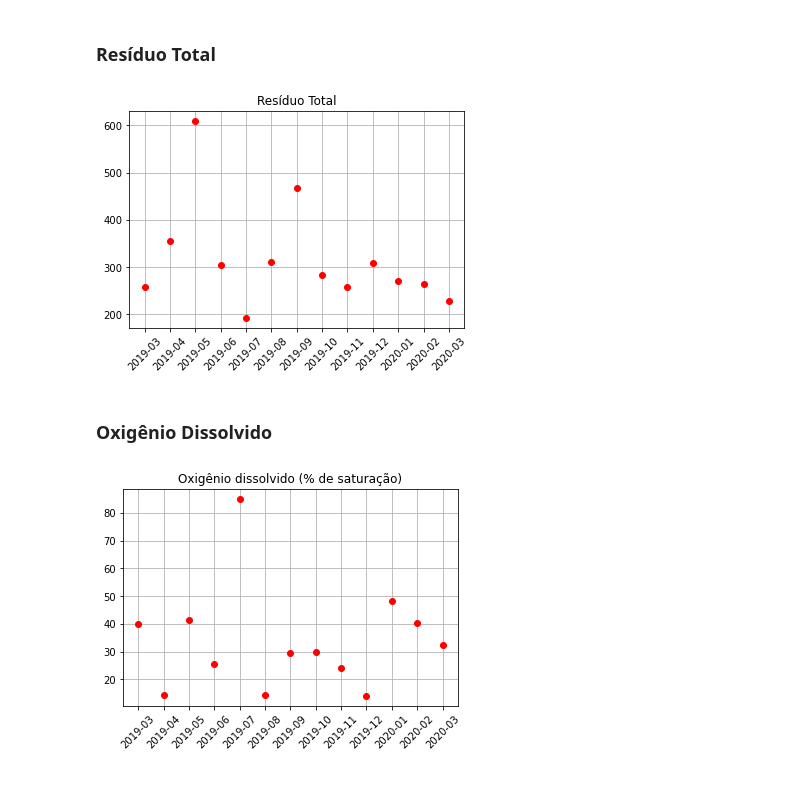
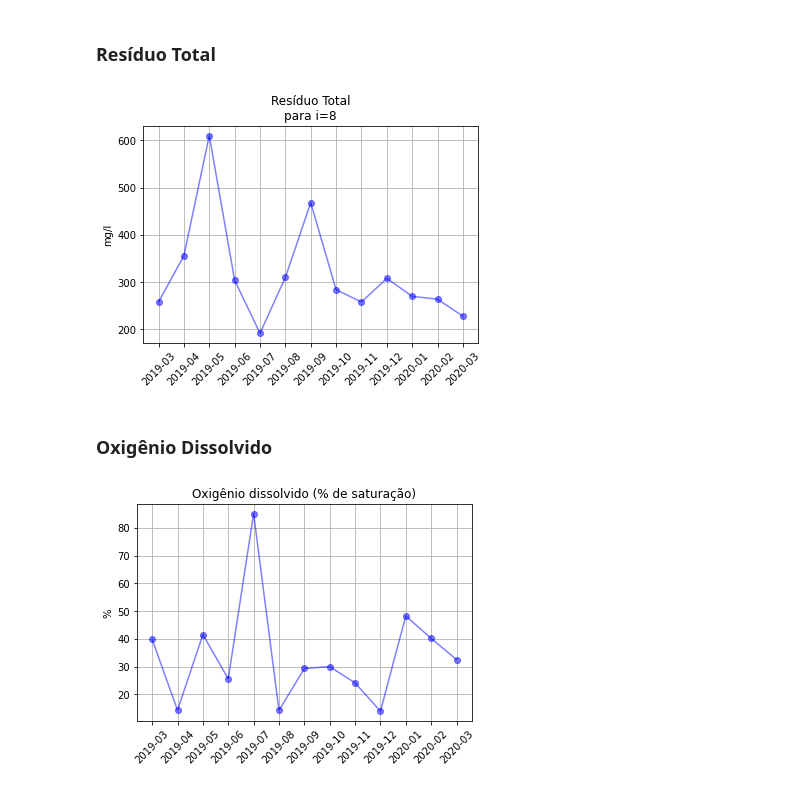
Before and after one commit to NicolasCho/projeto3_qta, a Jupyter notebook: analise/projeto3_graficos.ipynb, the cells around one changed output. Cells and saved outputs as stored; diff of their text form; code cells hidden in the pictures.

```diff
--- a/analise/projeto3_graficos.ipynb
+++ b/analise/projeto3_graficos.ipynb
@@ -507,20 +558,22 @@ plt.show()
 # %% [markdown]
 ### Resíduo Total
 # %%
-plt.plot_date(df_periodo.index, df_periodo["Valor solidos(mg/L)"], c = 'red')
-plt.title("Resíduo Total")
+plt.plot_date(df_periodo.index, df_periodo["Valor solidos(mg/L)"], c = 'blue', linestyle='-', alpha=0.5)
+plt.title("Resíduo Total\npara i=8")
 plt.xticks(rotation=45)
 plt.grid(True)
+plt.ylabel("mg/l")
 plt.show()
 # %% [output]
-[figure, old version]
+[figure, new version]
 # %% [markdown]
 ### Oxigênio Dissolvido
 # %%
-plt.plot_date(df_periodo.index, df_periodo["O2 saturacao(%)"], c = 'red')
+plt.plot_date(df_periodo.index, df_periodo["O2 saturacao(%)"],  c = 'blue', linestyle='-', alpha=0.5)
 plt.title("Oxigênio dissolvido (% de saturação)")
 plt.xticks(rotation=45)
 plt.grid(True)
+plt.ylabel("%")
 plt.show()
 # %% [output]
-[figure, old version]
+[figure, new version]
```
Also changed, not shown: parts of 14 cells of this notebook.
